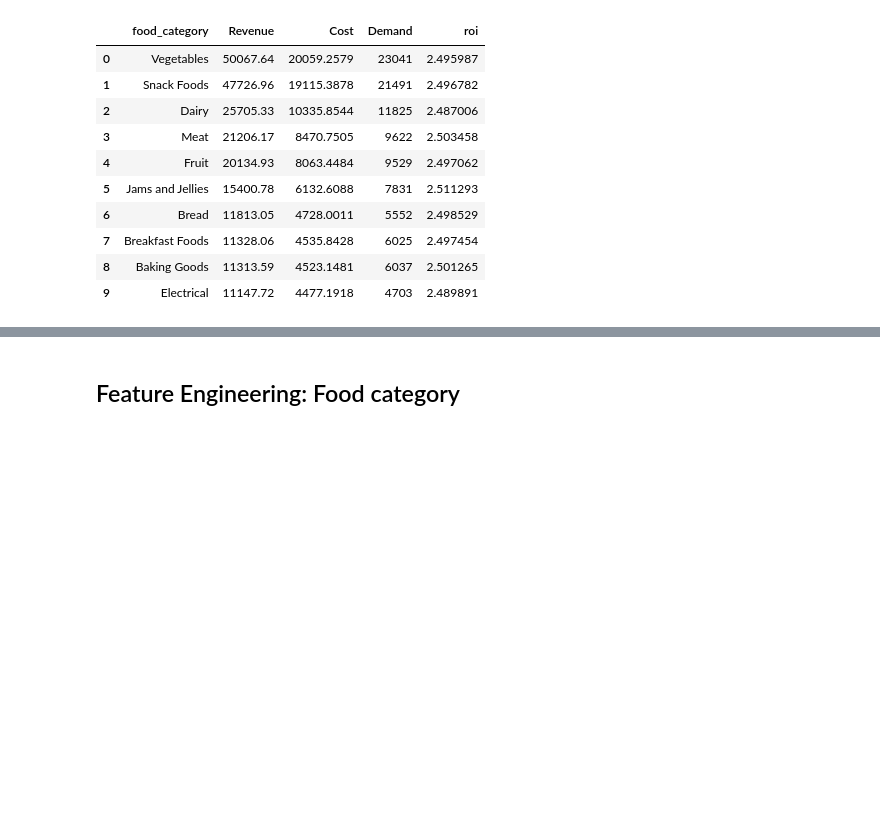
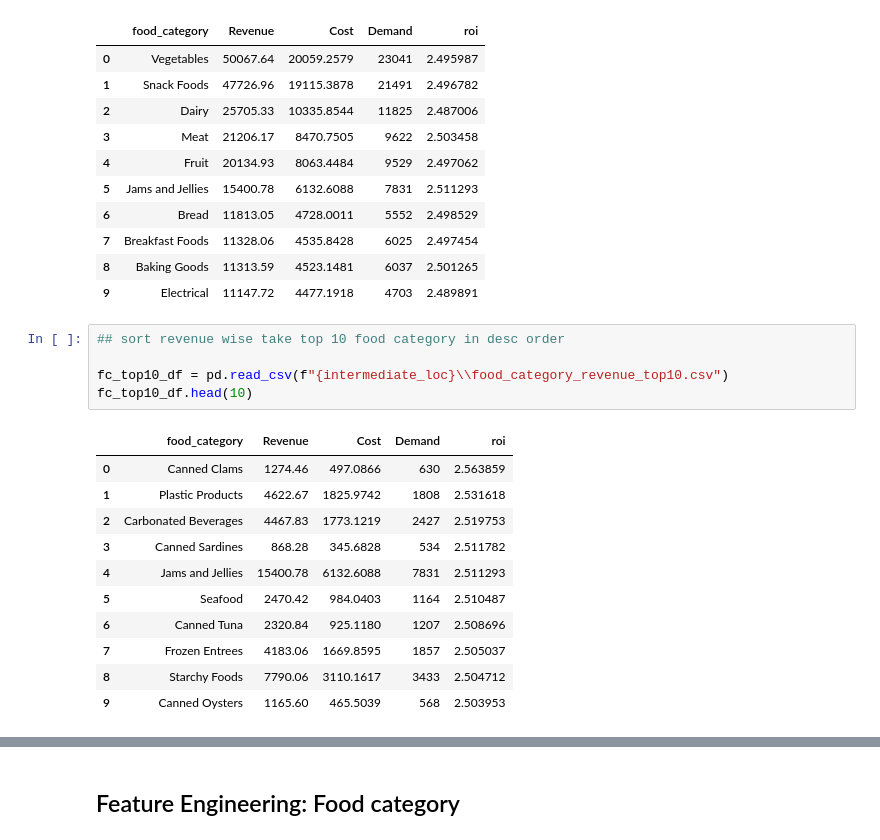
Before and after one commit to Indranil-Seal/customer_acq_model, a Jupyter notebook: notebooks/FEATURE_ENGINEERING/FeatureEngineering_v1.ipynb, the cells around one changed output, grey strips where cells are left out. Cells and saved outputs as stored; diff of their text form; blank space fills up the shorter version.

```diff
--- a/notebooks/FEATURE_ENGINEERING/FeatureEngineering_v1.ipynb
+++ b/notebooks/FEATURE_ENGINEERING/FeatureEngineering_v1.ipynb
@@ -193,3 +193,20 @@ fc_df.head(10)  ## sort revenue wise take top 10 food category in desc order ##
 | 7 | Breakfast Foods | 11328.06 | 4535.8428 | 6025 | 2.497454 |
 | 8 | Baking Goods | 11313.59 | 4523.1481 | 6037 | 2.501265 |
 | 9 | Electrical | 11147.72 | 4477.1918 | 4703 | 2.489891 |
+# %%
+## sort revenue wise take top 10 food category in desc order
+
+fc_top10_df = pd.read_csv(f"{intermediate_loc}\\food_category_revenue_top10.csv")
+fc_top10_df.head(10)
+# %% [output]
+|  | food_category | Revenue | Cost | Demand | roi |
+| 0 | Canned Clams | 1274.46 | 497.0866 | 630 | 2.563859 |
+| 1 | Plastic Products | 4622.67 | 1825.9742 | 1808 | 2.531618 |
+| 2 | Carbonated Beverages | 4467.83 | 1773.1219 | 2427 | 2.519753 |
+| 3 | Canned Sardines | 868.28 | 345.6828 | 534 | 2.511782 |
+| 4 | Jams and Jellies | 15400.78 | 6132.6088 | 7831 | 2.511293 |
+| 5 | Seafood | 2470.42 | 984.0403 | 1164 | 2.510487 |
+| 6 | Canned Tuna | 2320.84 | 925.1180 | 1207 | 2.508696 |
+| 7 | Frozen Entrees | 4183.06 | 1669.8595 | 1857 | 2.505037 |
+| 8 | Starchy Foods | 7790.06 | 3110.1617 | 3433 | 2.504712 |
+| 9 | Canned Oysters | 1165.60 | 465.5039 | 568 | 2.503953 |
```
Also changed, not shown: parts of 4 cells of this notebook, 2 other files.
